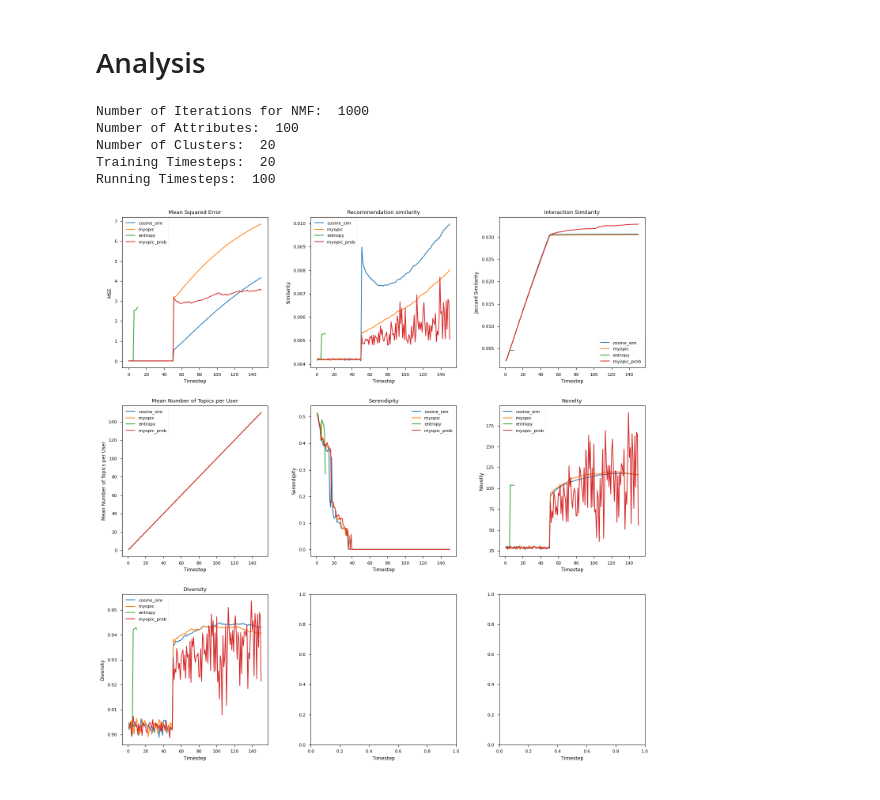
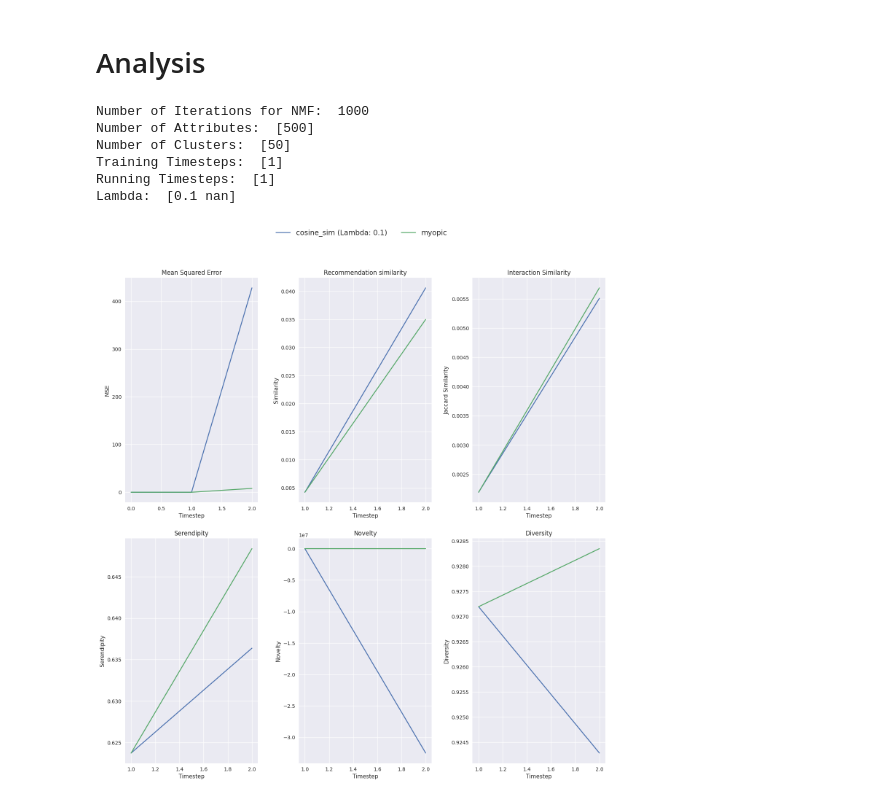
Before and after one commit to jannikjw/fair-recommender-systems, a Jupyter notebook: trecs_exp.ipynb, the cells around one changed output. Drawn from its saved outputs; the diff is of its cells as text; code cells hidden in the pictures.

```diff
--- a/trecs_exp.ipynb
+++ b/trecs_exp.ipynb
@@ -64,7 +63,6 @@ print(pca.explained_variance_ratio_)
 # %% [output]
 [0.02569702 0.02039239]
 # %%
-plt.style.use("fivethirtyeight")
 plt.figure(figsize=(8, 8))
 
 scat = sns.scatterplot(
@@ -294,19 +297,3 @@ plot_measurements([measurements_df])
 [figure]
 # %% [markdown]
 # Analysis
-# %%
-train_timesteps=20
-run_timesteps=100
-max_iter=1000
-n_attrs=100
-n_clusters=20
-# %%
-def load_measurements(path):
-    dfs = []
-    for file in os.listdir(path):
-        if file.endswith('.csv'):
-            df = pd.read_csv(path + '/' + file)
-            dfs.append(df)
-    return dfs
-
-dfs = load_measurements('artefacts/measurements')
@@ -313,17 +332,30 @@ dfs = load_measurements('artefacts/measurements')
+# %%
+# filter plots by parameters
+parameters_df_filtered = parameters_df[
+    ((parameters_df['model_name'] == 'cosine_sim') | (parameters_df['model_name'] == 'myopic')) &
+    (parameters_df['trainTimesteps'] == 1)
+]
+
+indexes = parameters_df_filtered.index.values
+parameters_df_filtered = parameters_df_filtered.reset_index().drop(columns=['index'])
+
+dfs_filtered = [dfs[x] for x in indexes]
 # %%
-plot_measurements(dfs)
+plot_measurements(dfs_filtered, parameters_df_filtered)
 print("Number of Iterations for NMF: ", max_iter)
-print("Number of Attributes: ", n_attrs)
-print("Number of Clusters: ", n_clusters)
-print("Training Timesteps: ", train_timesteps)
-print("Running Timesteps: ", run_timesteps)
+print("Number of Attributes: ", np.unique(parameters_df_filtered['nAttrs']))
+print("Number of Clusters: ", np.unique(parameters_df_filtered['nClusters']))
+print("Training Timesteps: ", np.unique(parameters_df_filtered['trainTimesteps']))
+print("Running Timesteps: ", np.unique(parameters_df_filtered['runTimesteps']))
+print("Lambda: ", np.unique(parameters_df_filtered['Lambda']))
 # %% [output]
 Number of Iterations for NMF:  1000
-Number of Attributes:  100
-Number of Clusters:  20
-Training Timesteps:  20
-Running Timesteps:  100
+Number of Attributes:  [500]
+Number of Clusters:  [50]
+Training Timesteps:  [1]
+Running Timesteps:  [1]
+Lambda:  [0.1 nan]
-[figure, old version]
+[figure, new version]
 # %%
 serendipities = []
 summary_df = pd.DataFrame()
```
Also changed, not shown: parts of 8 cells of this notebook, 4 other files.
